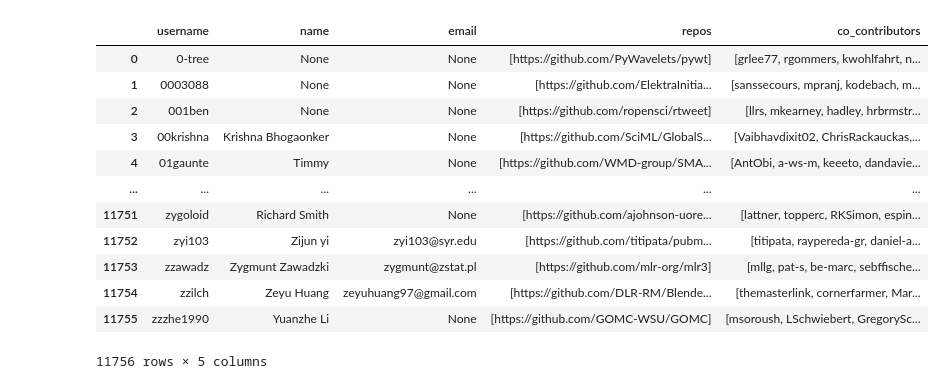
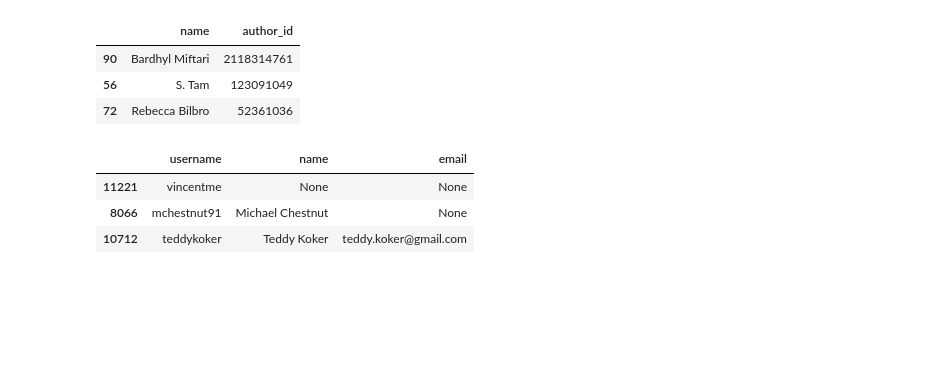
Before and after one commit to evamaxfield/rs-graph, a Jupyter notebook: match_author_devs.ipynb, the cells around one changed output. Drawn from its saved outputs; the diff is of its cells as text; code cells hidden in the pictures; blank space fills up the shorter version.

Commit message:
Model works!! Need to fix some annotations with proba prediction help but otherwise, its working

```diff
--- a/match_author_devs.ipynb
+++ b/match_author_devs.ipynb
@@ -1,14 +43,11 @@
 # %%
-from uuid import uuid4
-
 from rs_graph.data import load_repo_contributors_dataset, load_author_contributions_dataset
-from rs_graph.modeling import load_ready_to_use_author_dev_em_clf
 import pandas as pd
 from tqdm import tqdm
 
 # Load the two datasets
 devs = load_repo_contributors_dataset()
-authors = load_author_contributions_dataset()
+authors = load_author_contributions_dataset().sample(100)
 
 print(devs.shape)
 print(authors.shape)
@@ -54,34 +57,50 @@ processed_authors
+# %%
+processed_authors = []
+repo_to_author_id_lut = {}
+for _, author in authors.iterrows():
+    repos = [c["repo"] for c in author.contributions]
+
+    for repo in repos:
+        if repo not in repo_to_author_id_lut:
+            repo_to_author_id_lut[repo] = []
+
+        repo_to_author_id_lut[repo].append(author.author_id)
+
+    processed_authors.append({
+        "name": author["name"],
+        "author_id": author.author_id,
+    })
+
+processed_authors = pd.DataFrame(processed_authors)
+processed_authors.sample(3)
+# %% [output]
+|  | name | author_id |
+| 90 | Bardhyl Miftari | 2118314761 |
+| 56 | S. Tam | 123091049 |
+| 72 | Rebecca Bilbro | 52361036 |
 # %%
 # Create dataframe of dev username, name, email, repos, and co_contributors
 processed_devs = []
+repo_to_dev_lut = {}
 for dev, group in devs.groupby("username"):
-    repos = []
-    co_contributors = []
-    for _, row in group.iterrows():
-        repos.append(row["repo"])
-        co_contributors.extend(row["co_contributors"])
+    repos = group["repo"].tolist()
+
+    for repo in repos:
+        if repo not in repo_to_dev_lut:
+            repo_to_dev_lut[repo] = []
+
+        repo_to_dev_lut[repo].append(dev)
 
     processed_devs.append({
         "username": dev,
         "name": group.iloc[0]["name"],
         "email": group.iloc[0]["email"],
-        "repos": repos,
-        "co_contributors": co_contributors,
     })
 
 processed_devs = pd.DataFrame(processed_devs)
-processed_devs
+processed_devs.sample(3)
 # %% [output]
-|  | username | name | email | repos | co_contributors |
-| 0 | 0-tree | None | None | [https://github.com/PyWavelets/pywt] | [grlee77, rgommers, kwohlfahrt, n... |
-| 1 | 0003088 | None | None | [https://github.com/ElektraInitia... | [sanssecours, mpranj, kodebach, m... |
-| 2 | 001ben | None | None | [https://github.com/ropensci/rtweet] | [llrs, mkearney, hadley, hrbrmstr... |
-| 3 | 00krishna | Krishna Bhogaonker | None | [https://github.com/SciML/GlobalS... | [Vaibhavdixit02, ChrisRackauckas,... |
-| 4 | 01gaunte | Timmy | None | [https://github.com/WMD-group/SMA... | [AntObi, a-ws-m, keeeto, dandavie... |
-| ... | ... | ... | ... | ... | ... |
-| 11751 | zygoloid | Richard Smith | None | [https://github.com/ajohnson-uore... | [lattner, topperc, RKSimon, espin... |
-| 11752 | zyi103 | Zijun yi | zyi103@syr.edu | [https://github.com/titipata/pubm... | [titipata, raypereda-gr, daniel-a... |
-| 11753 | zzawadz | Zygmunt Zawadzki | zygmunt@zstat.pl | [https://github.com/mlr-org/mlr3] | [mllg, pat-s, be-marc, sebffische... |
-| 11754 | zzilch | Zeyu Huang | zeyuhuang97@gmail.com | [https://github.com/DLR-RM/Blende... | [themasterlink, cornerfarmer, Mar... |
-| 11755 | zzzhe1990 | Yuanzhe Li | None | [https://github.com/GOMC-WSU/GOMC] | [msoroush, LSchwiebert, GregorySc... |
+|  | username | name | email |
+| 11221 | vincentme | None | None |
+| 8066 | mchestnut91 | Michael Chestnut | None |
+| 10712 | teddykoker | Teddy Koker | teddy.koker@gmail.com |
-11756 rows × 5 columns
```
Also changed, not shown: parts of 13 cells of this notebook, 1 other file.
